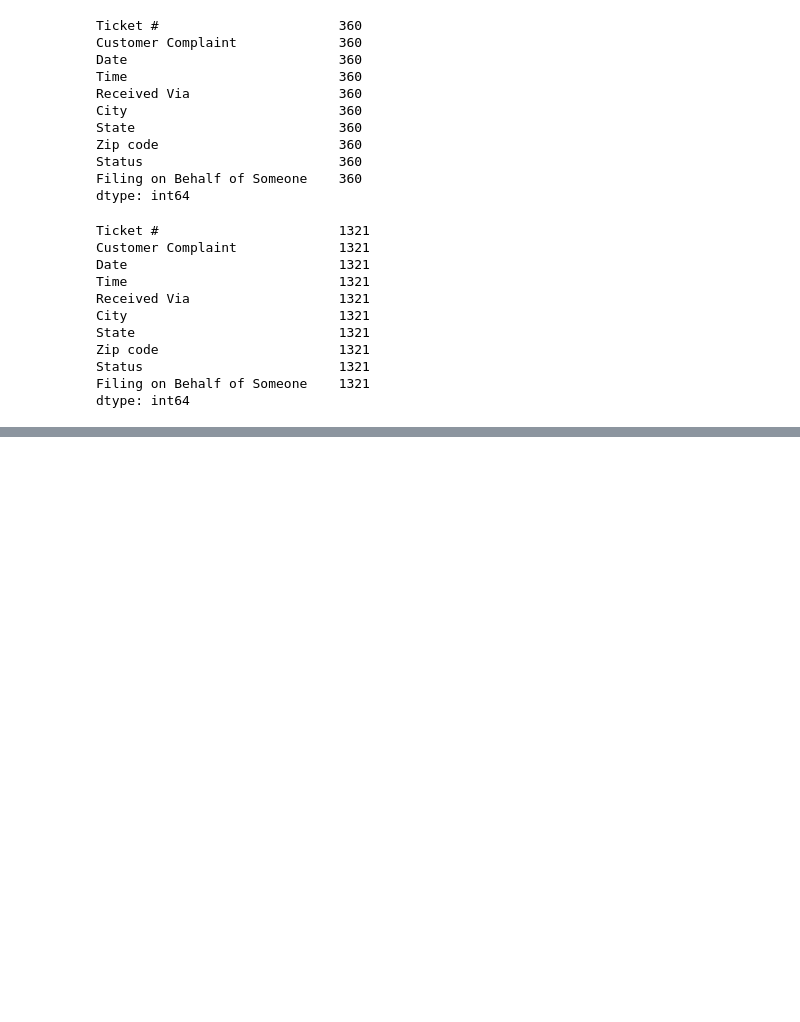
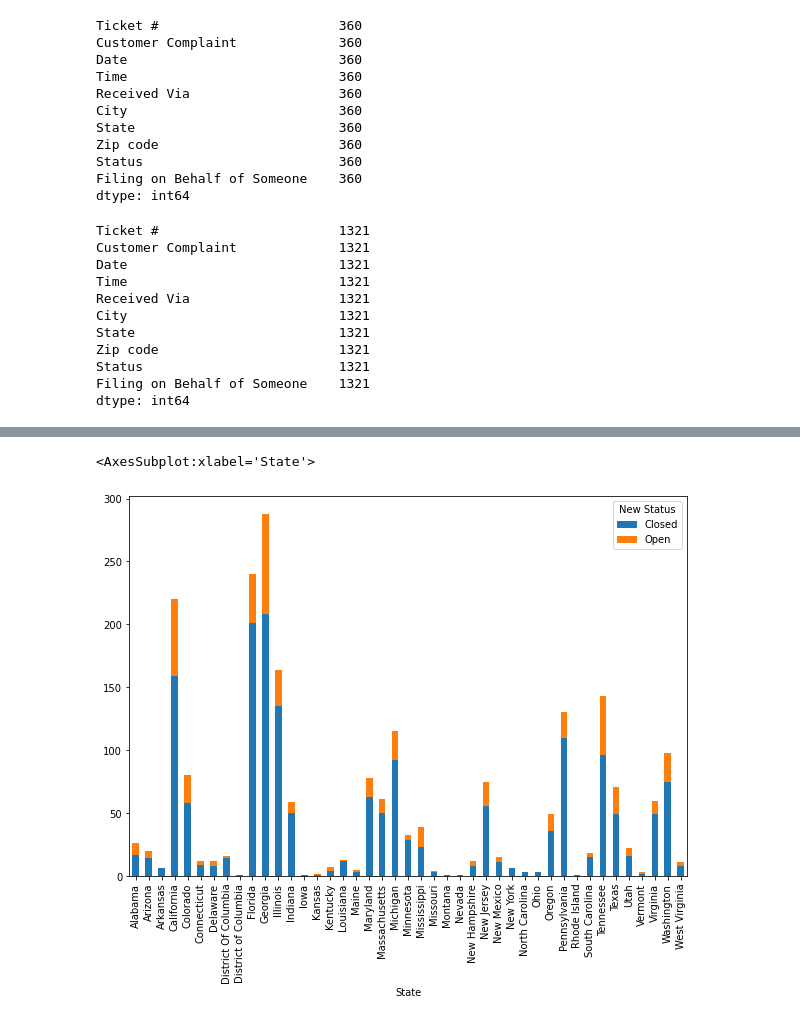
Before and after one commit to sarabjeet050/Data-Science-Project, a Jupyter notebook: Comcast_Telecom_Consumer_Complaints_Data_Analysis.ipynb, the cells around one changed output, grey strips where cells are left out. Drawn from its saved outputs; the diff is of its cells as text; code cells hidden in the pictures; blank space fills up the shorter version.

Commit message:
Comcast Telecom Unresolved and resolved complaints analysis

```diff
--- a/Comcast_Telecom_Consumer_Complaints_Data_Analysis.ipynb
+++ b/Comcast_Telecom_Consumer_Complaints_Data_Analysis.ipynb
@@ -239,0 +244,2 @@ dtype: int64
+# %%
+df["New Status"] = ["Open" if status == "Open" or status == "Pending" else "Closed" for status in df["Status"]]
@@ -239,0 +263,2 @@ dtype: int64
+# %%
+state_complain = df.groupby(['State','New Status']).size().unstack()
@@ -239,0 +286,6 @@ dtype: int64
+# %%
+
+state_complain.plot.bar(figsize=(10,7),stacked=True)
+# %% [output]
+<AxesSubplot:xlabel='State'>
+[figure, added]
```
Also changed, not shown: parts of 20 cells of this notebook.
